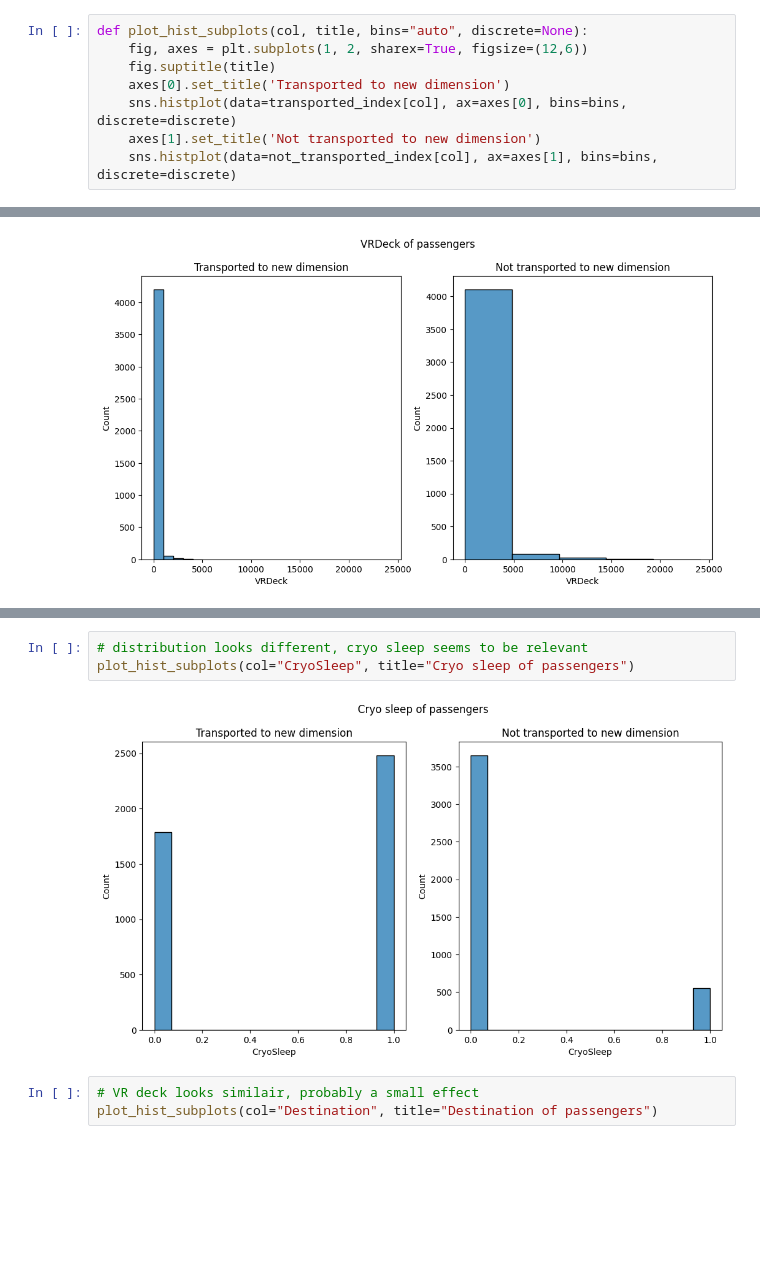
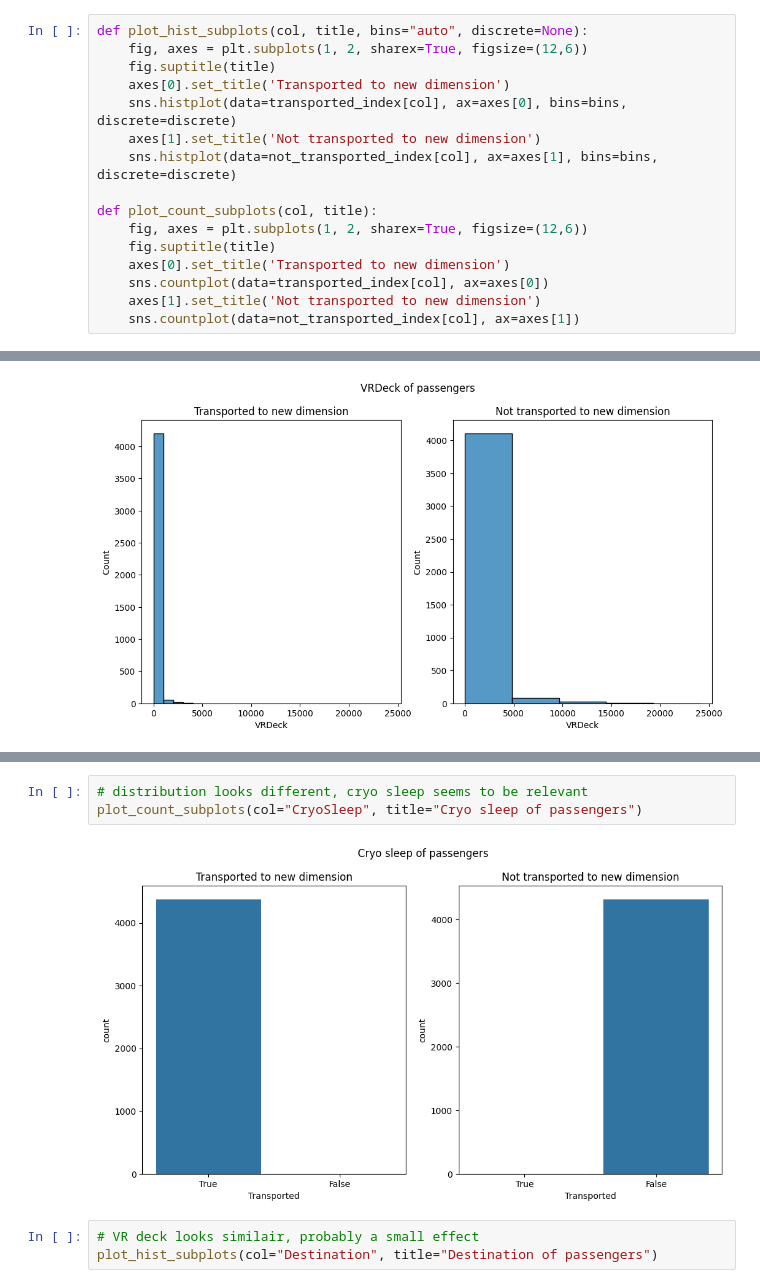
Before and after one commit to Mike812/kaggle, a Jupyter notebook: alternate_dimension/AlternateDimension.ipynb, the cells around one changed output, grey strips where cells are left out. Saved outputs shown, nothing was run; the diff lists cells and outputs as text; blank space fills up the shorter version.

```diff
--- a/alternate_dimension/AlternateDimension.ipynb
+++ b/alternate_dimension/AlternateDimension.ipynb
@@ -134,6 +134,14 @@ def plot_hist_subplots(col, title, bins="auto", discrete=None):
     sns.histplot(data=transported_index[col], ax=axes[0], bins=bins, discrete=discrete)
     axes[1].set_title('Not transported to new dimension')
     sns.histplot(data=not_transported_index[col], ax=axes[1], bins=bins, discrete=discrete)
+
+def plot_count_subplots(col, title):
+    fig, axes = plt.subplots(1, 2, sharex=True, figsize=(12,6))
+    fig.suptitle(title)
+    axes[0].set_title('Transported to new dimension')
+    sns.countplot(data=transported_index[col], ax=axes[0])
+    axes[1].set_title('Not transported to new dimension')
+    sns.countplot(data=not_transported_index[col], ax=axes[1])
 # %%
 # distribution looks different, age seems to be relevant
 plot_hist_subplots(col="Age", title="Age of passengers")
@@ -157,8 +165,8 @@ plot_hist_subplots(col="VIP", title="VIP status of passengers")
 # %%
 # distribution looks different, cryo sleep seems to be relevant
-plot_hist_subplots(col="CryoSleep", title="Cryo sleep of passengers")
+plot_count_subplots(col="CryoSleep", title="Cryo sleep of passengers")
 # %% [output]
-[figure, old version]
+[figure, new version]
 # %%
 # VR deck looks similair, probably a small effect
 plot_hist_subplots(col="Destination", title="Destination of passengers")
```
Also changed, not shown: parts of 2 cells of this notebook, 9 other files.
